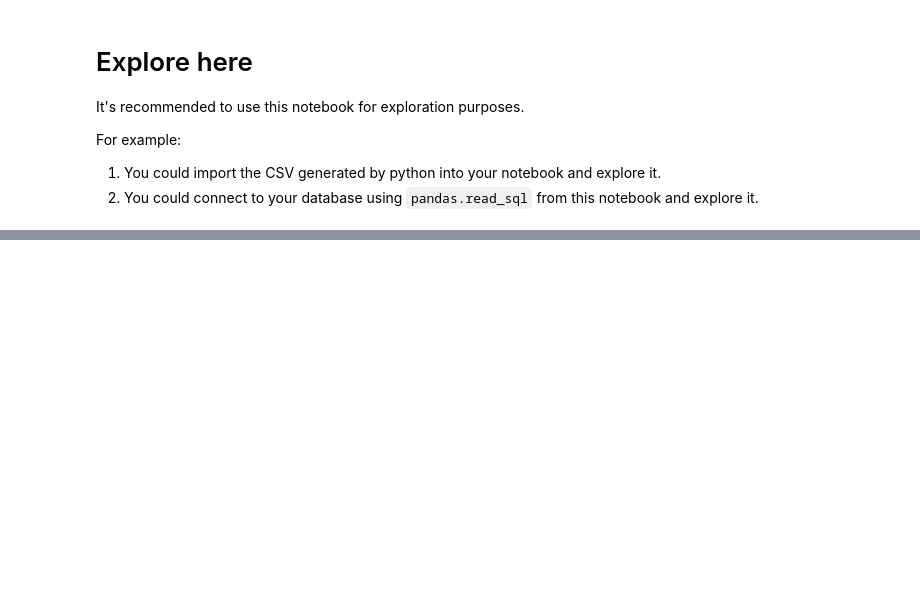
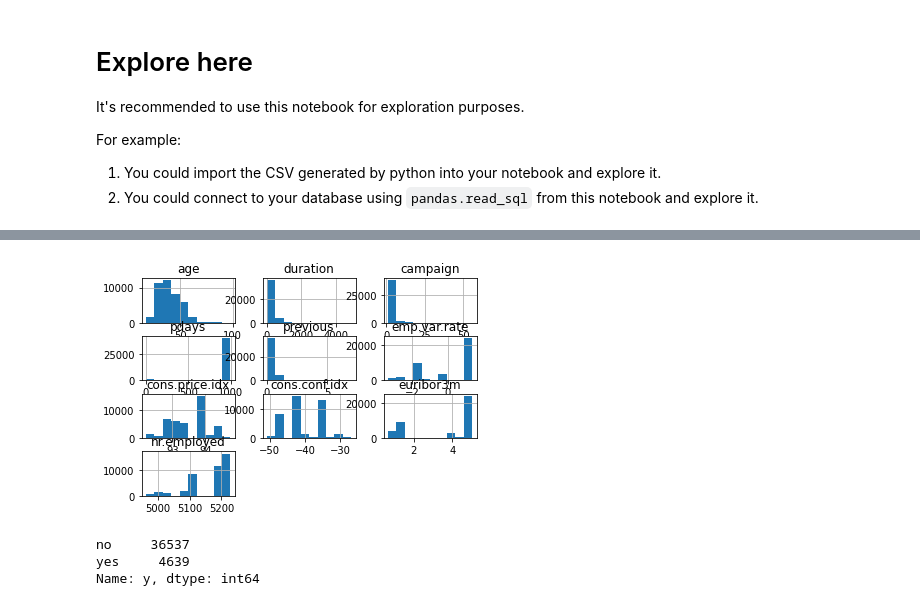
Before and after one commit to mronqui/LogisticRegressionProject, a Jupyter notebook: src/explore.ipynb, the cells around one changed output, grey strips where cells are left out. Cells and saved outputs as stored; diff of their text form; code cells hidden in the pictures; blank space fills up the shorter version.

```diff
--- a/src/explore.ipynb
+++ b/src/explore.ipynb
@@ -115,0 +94,3 @@ y
+# %%
+df_raw = df_raw[df_raw.duplicated() == False]
+len(df_raw)
@@ -115,0 +99,5 @@ y
+# %%
+# busco unicos por observacion
+for col in df_raw.select_dtypes(include="object").columns:
+    print(col)
+    print(df_raw[col].unique())
@@ -115,0 +122,3 @@ y
+# %%
+for col in df_raw.select_dtypes(include="object").columns:
+    df_raw[col] = np.where(((df_raw[col] == 'unknown') | (df_raw[col] == 'nonexistent')),df_raw[col].mode(),df_raw[col])
@@ -115,0 +211,4 @@ y
+# %%
+df_raw['job'] = pd.Categorical(df_raw['job'])
+df_raw['marital'] = pd.Categorical(df_raw['marital'])
+df_raw['housing'] = pd.Categorical(df_raw['housing'])
@@ -115,0 +235,12 @@ y
+# %%
+df_raw.hist()
+plt.show()
+# %% [output]
+[figure, added]
+# %%
+# no hay balance en la información
+df_raw['y'].value_counts()
+# %% [output]
+no     36537
+yes     4639
+Name: y, dtype: int64
```
Also changed, not shown: parts of 53 cells of this notebook, 1 other file.
